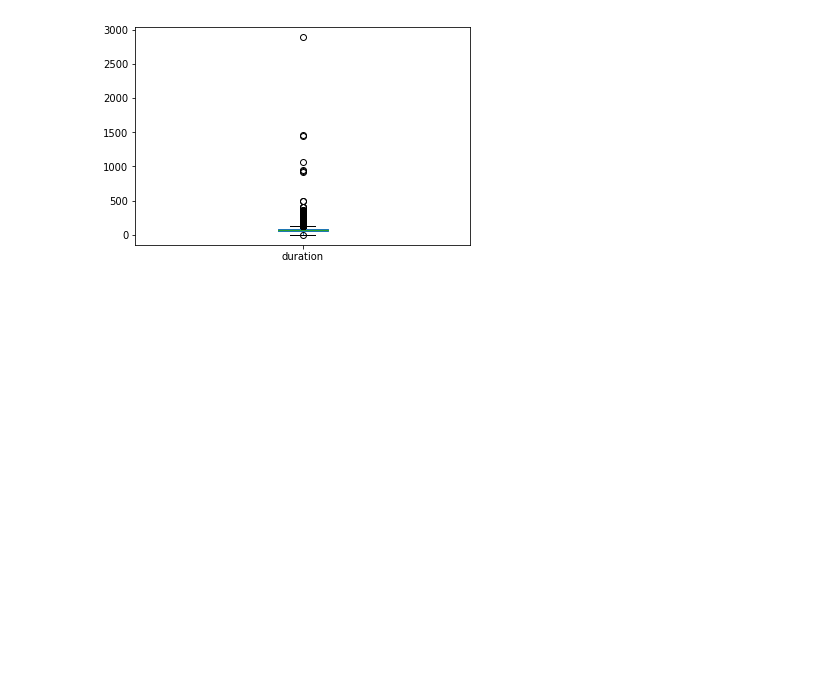
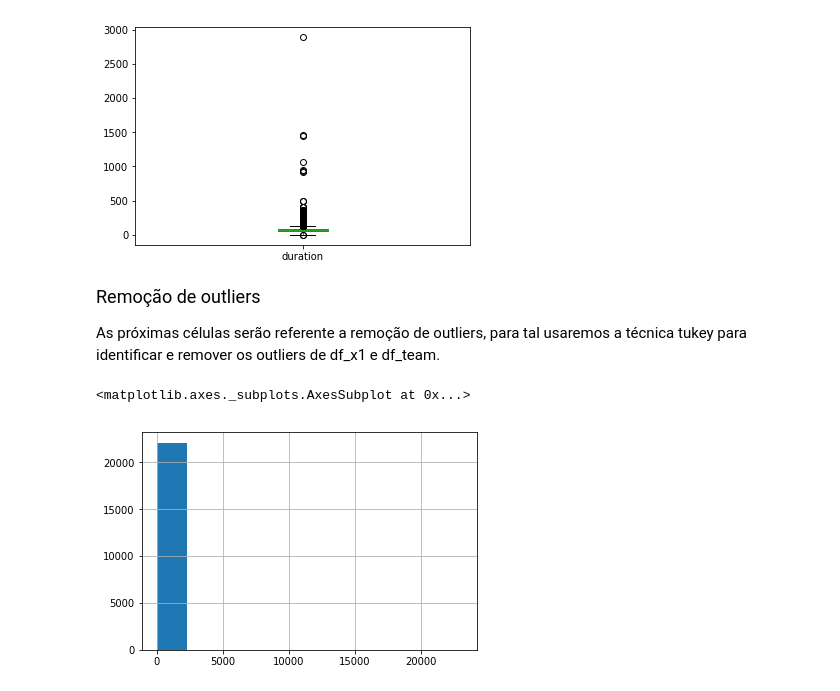
Before and after one commit to JosueFidelis/TA_GDI, a Jupyter notebook: data_source/data_treatment.ipynb, the cells around one changed output. Drawn from its saved outputs; the diff is of its cells as text; code cells hidden in the pictures; blank space fills up the shorter version.

Commit message:
Remove outliers, normaliza e discretiza

```diff
--- a/data_source/data_treatment.ipynb
+++ b/data_source/data_treatment.ipynb
@@ -292 +302,3 @@ df_x1
+# %%
+df_x1=df_x1.drop('players', 1)
 # %% [markdown]
@@ -359,3 +376,12 @@ df_team['duration'].plot.box()
 # %% [output]
 <matplotlib.axes._subplots.AxesSubplot at 0x...>
 [figure]
+# %% [markdown]
+<span style="font-size:larger;">Remoção de outliers</span>
+
+As próximas células serão referente a remoção de outliers, para tal usaremos a técnica tukey para identificar e remover os outliers de df_x1 e df_team.
+# %%
+df_x1['duration'].hist()
+# %% [output]
+<matplotlib.axes._subplots.AxesSubplot at 0x...>
+[figure, added]
```
Also changed, not shown: parts of 47 cells of this notebook, 6 other files.
